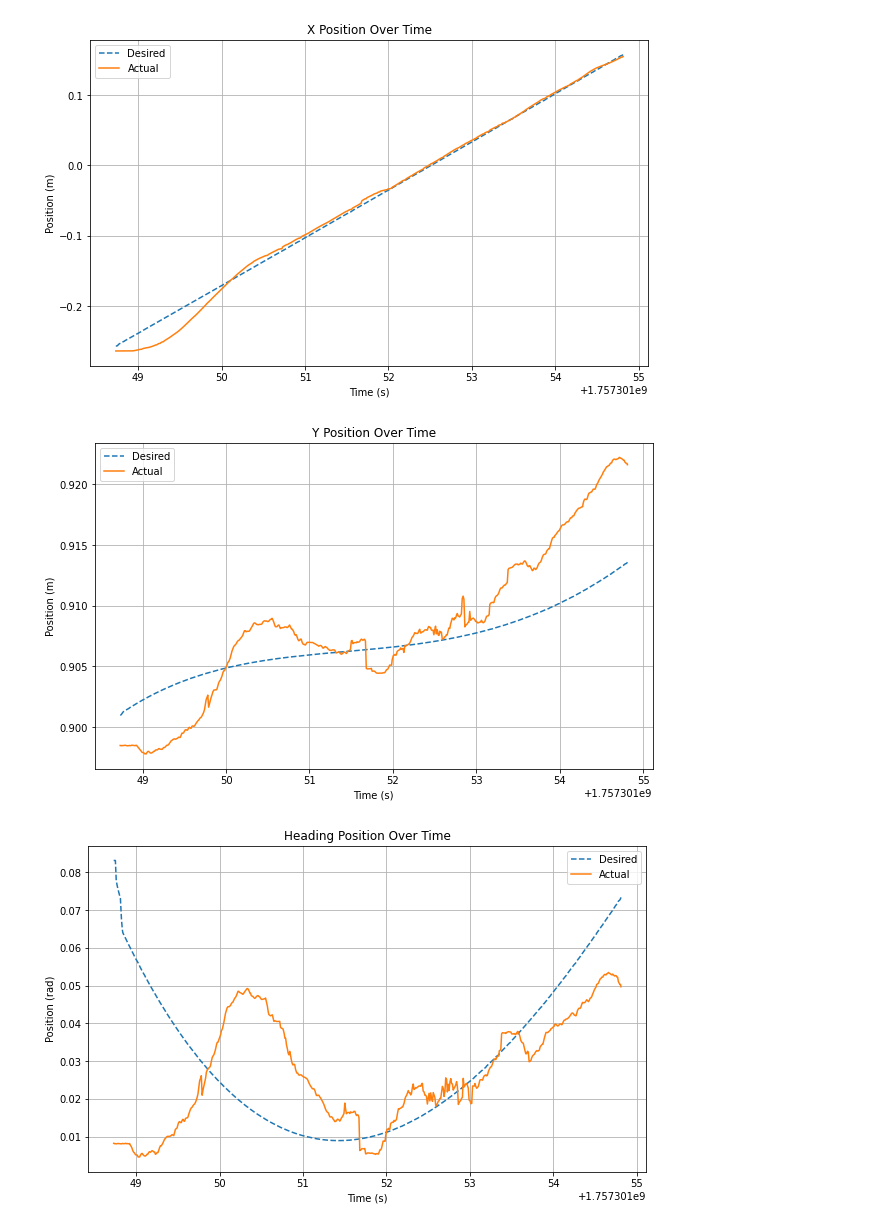
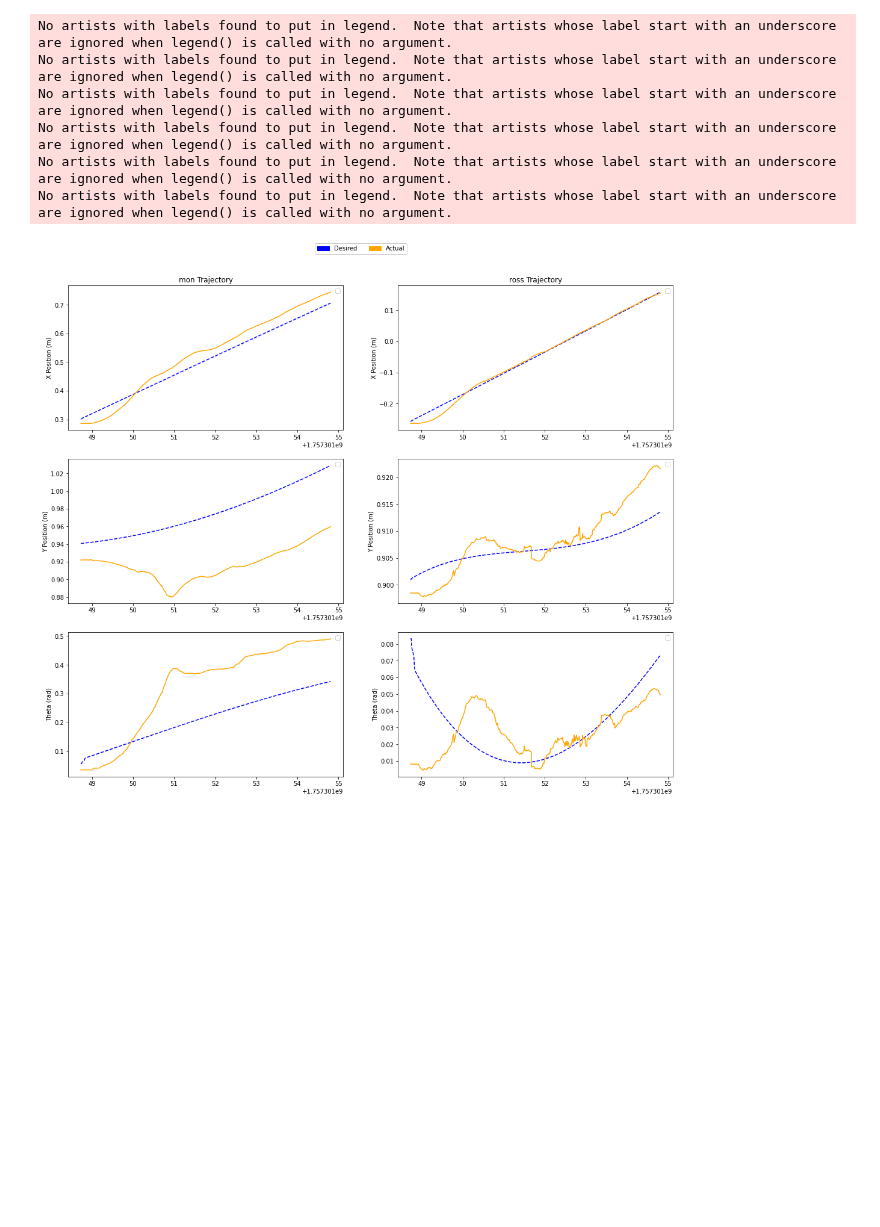
Before and after one commit to BCLab-UNM/MARIAM, a Jupyter notebook: analysis/pid_tuning.ipynb, the cells around one changed output. Saved outputs shown, nothing was run; the diff lists cells and outputs as text; code cells hidden in the pictures; blank space fills up the shorter version.

```diff
--- a/analysis/pid_tuning.ipynb
+++ b/analysis/pid_tuning.ipynb
@@ -19,40 +7,59 @@ def plot_trajectory(time, actual, desired, title="Trajectory", xlabel="Time (s)"
+# %%
+def plot_trajectory(traj_df, robot_name, axes, time_col='ros_time_sec', desired_color='blue', actual_color='orange'):
+    # plot x position
+    axes[0].plot(traj_df[time_col], traj_df[f'des_{robot_name}_x'], linestyle='--', color=desired_color)
+    axes[0].plot(traj_df[time_col], traj_df[f'act_{robot_name}_x'], linestyle='-', color=actual_color)
+    axes[0].set_ylabel("X Position (m)")
+    axes[0].set_title(f"{robot_name} Trajectory")
+    axes[0].legend()
+
+    # plot y position
+    axes[1].plot(traj_df[time_col], traj_df[f'des_{robot_name}_y'], linestyle='--', color=desired_color)
+    axes[1].plot(traj_df[time_col], traj_df[f'act_{robot_name}_y'], linestyle='-', color=actual_color)
+    axes[1].set_ylabel("Y Position (m)")
+    axes[1].legend()
+
+    # plot theta
+    axes[2].plot(traj_df[time_col], traj_df[f'des_{robot_name}_theta'], linestyle='--', color=desired_color)
+    axes[2].plot(traj_df[time_col], traj_df[f'act_{robot_name}_theta'], linestyle='-', color=actual_color)
+    axes[2].set_ylabel("Theta (rad)")
+    axes[2].legend()
 # %%
 trial_name = 'test_trial'
 # file_path = f'../data/{trial_name}/trajectory_data.csv'
 file_path = '../data/09-07_dataset/09-07_a_trial_26/trajectory_data.csv'
 time_col = 'ros_time_sec'
 
-robot = 'ross'
-
 traj_df = pd.read_csv(file_path)
 
-plot_trajectory(
-    traj_df[time_col],
-    traj_df[f'act_{robot}_x'],
-    traj_df[f'des_{robot}_x'],
-    title="X Position Over Time",
-    xlabel="Time (s)",
-    ylabel="Position (m)"
+# left side monica, right side ross
+fig, axes = plt.subplots(3, 2, figsize=(18, 15))
+desired_color = 'blue'
+actual_color = 'orange'
+
+# add legend to the top
+legend_handles = [
+    mpatches.Patch(label='Desired', color=desired_color),
+    mpatches.Patch(label='Actual', color=actual_color),
+]
+fig.legend(
+    handles=legend_handles,
+    loc='upper center',  # Move legend to the top bar
+    bbox_to_anchor=(0.5, 0.95),  # Center above the plot
+    ncol=2,  # Spread legend entries horizontally
+    # title='Color Association',
+    framealpha=1.0
 )
 
-plot_trajectory(
-    traj_df[time_col],
-    traj_df[f'act_{robot}_y'],
-    traj_df[f'des_{robot}_y'],
-    title="Y Position Over Time",
-    xlabel="Time (s)",
-    ylabel="Position (m)",
-)
+plot_trajectory(traj_df, 'mon', axes[:, 0])
+plot_trajectory(traj_df, 'ross', axes[:, 1])
 
-plot_trajectory(
-    traj_df[time_col],
-    traj_df[f'act_{robot}_theta'],
-    traj_df[f'des_{robot}_theta'],
-    title="Heading Position Over Time",
-    xlabel="Time (s)",
-    ylabel="Position (rad)",
-)
+plt.show()
 # %% [output]
+No artists with labels found to put in legend.  Note that artists whose label start with an underscore are ignored when legend() is called with no argument.
+No artists with labels found to put in legend.  Note that artists whose label start with an underscore are ignored when legend() is called with no argument.
+No artists with labels found to put in legend.  Note that artists whose label start with an underscore are ignored when legend() is called with no argument.
+No artists with labels found to put in legend.  Note that artists whose label start with an underscore are ignored when legend() is called with no argument.
+No artists with labels found to put in legend.  Note that artists whose label start with an underscore are ignored when legend() is called with no argument.
+No artists with labels found to put in legend.  Note that artists whose label start with an underscore are ignored when legend() is called with no argument.
-[figure, old version]
+[figure, new version]
-[figure, removed]
-[figure, removed]
```
Also changed, not shown: parts of 3 cells of this notebook.
